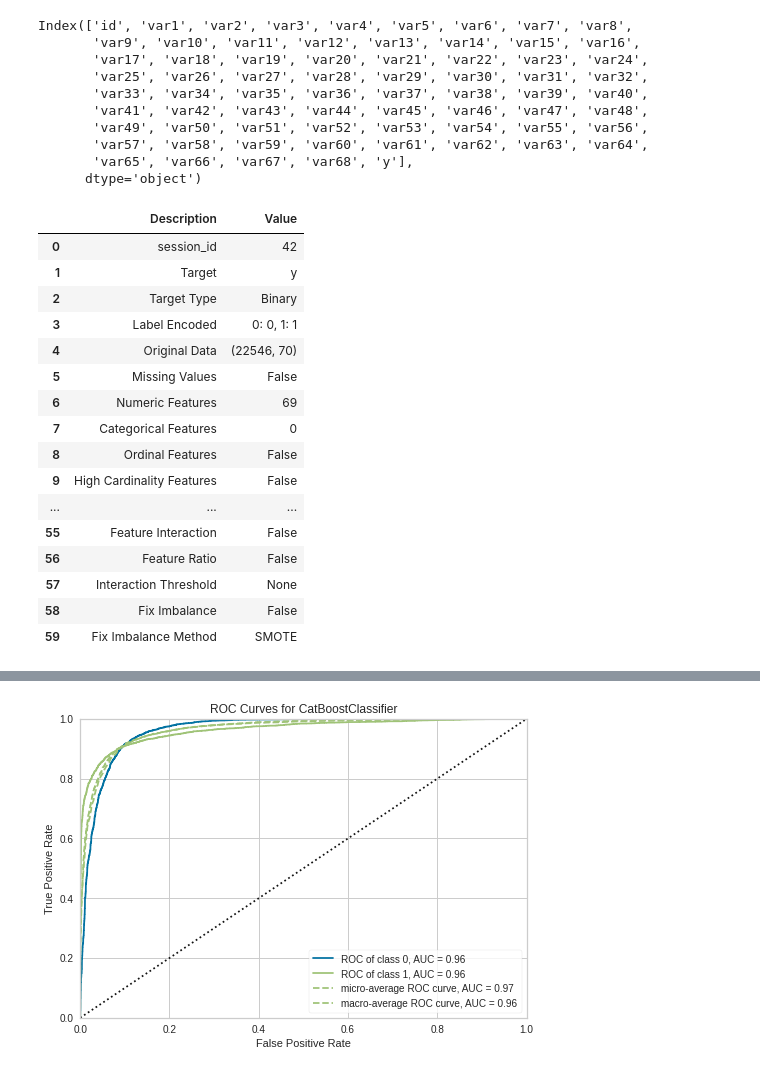
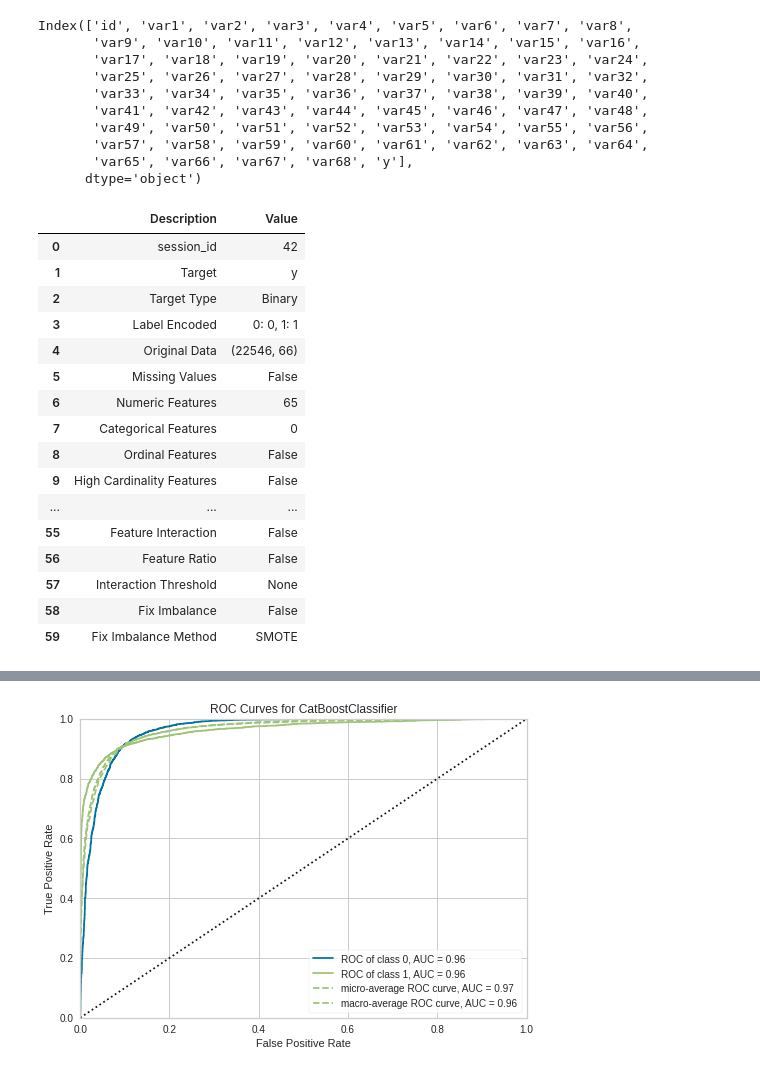
Before and after one commit to MaksonViini/PS-Data-Challenge-2021, a Jupyter notebook: ps_model.ipynb, the cells around one changed output, grey strips where cells are left out. Cells and saved outputs as stored; diff of their text form; code cells hidden in the pictures.

```diff
--- a/ps_model.ipynb
+++ b/ps_model.ipynb
@@ -14,7 +14,8 @@ pd.set_option('display.max_columns', 500)
 data = pd.read_csv('archive/train.csv')
 test = pd.read_csv('archive/test.csv')
 # %%
-X = data.drop('y', axis=1)
+drop = ['var48', 'var27', 'var44', 'var51', 'y']
+X = data.drop(drop, axis=1)
 y = data['y']
 # %%
 data.head(10)
@@ -66,29 +67,30 @@ Index(['id', 'var1', 'var2', 'var3', 'var4', 'var5', 'var6', 'var7', 'var8',
 lista = ['id', 'var1', 'var2', 'var3', 'var4', 'var5', 'var6', 'var7', 'var8',
        'var9', 'var10', 'var11', 'var12', 'var13', 'var14', 'var15', 'var16',
        'var17', 'var18', 'var19', 'var20', 'var21', 'var22', 'var23', 'var24',
-       'var25', 'var26', 'var27', 'var28', 'var29', 'var30', 'var31', 'var32',
+       'var25', 'var26', 'var28', 'var29', 'var30', 'var31', 'var32',
        'var33', 'var34', 'var35', 'var36', 'var37', 'var38', 'var39', 'var40',
-       'var41', 'var42', 'var43', 'var44', 'var45', 'var46', 'var47', 'var48',
-       'var49', 'var50', 'var51', 'var52', 'var53', 'var54', 'var55', 'var56',
+       'var41', 'var42', 'var43', 'var45', 'var46', 'var47',
+       'var49', 'var50', 'var52', 'var53', 'var54', 'var55', 'var56',
        'var57', 'var58', 'var59', 'var60', 'var61', 'var62', 'var63', 'var64',
        'var65', 'var66', 'var67', 'var68']
+
+       # 'var48', 'var27', 'var44', 'var51'
 # %%
 setup = setup(data=data_resampled, target='y', train_size=0.6,
             verbose=True, remove_outliers=True,
             session_id=42, outliers_threshold=0.10,
             feature_selection=True,
-            feature_selection_threshold=0.5,
-            normalize=True,
+            feature_selection_threshold=0.40,
             numeric_features=lista)
 # %% [output]
 |  | Description | Value |
 | 0 | session_id | 42 |
 | 1 | Target | y |
 | 2 | Target Type | Binary |
 | 3 | Label Encoded | 0: 0, 1: 1 |
-| 4 | Original Data | (22546, 70) |
+| 4 | Original Data | (22546, 66) |
 | 5 | Missing Values | False |
-| 6 | Numeric Features | 69 |
+| 6 | Numeric Features | 65 |
 | 7 | Categorical Features | 0 |
 | 8 | Ordinal Features | False |
 | 9 | High Cardinality Features | False |
```
Also changed, not shown: parts of 11 cells of this notebook.
